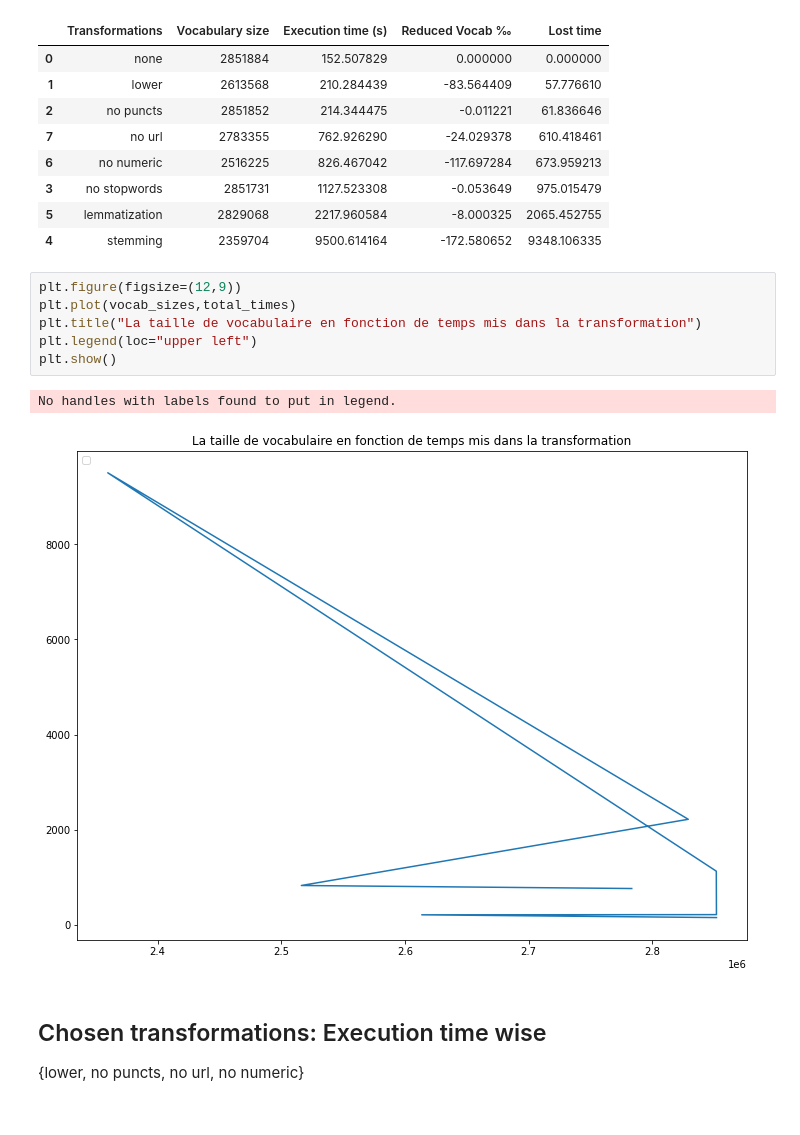
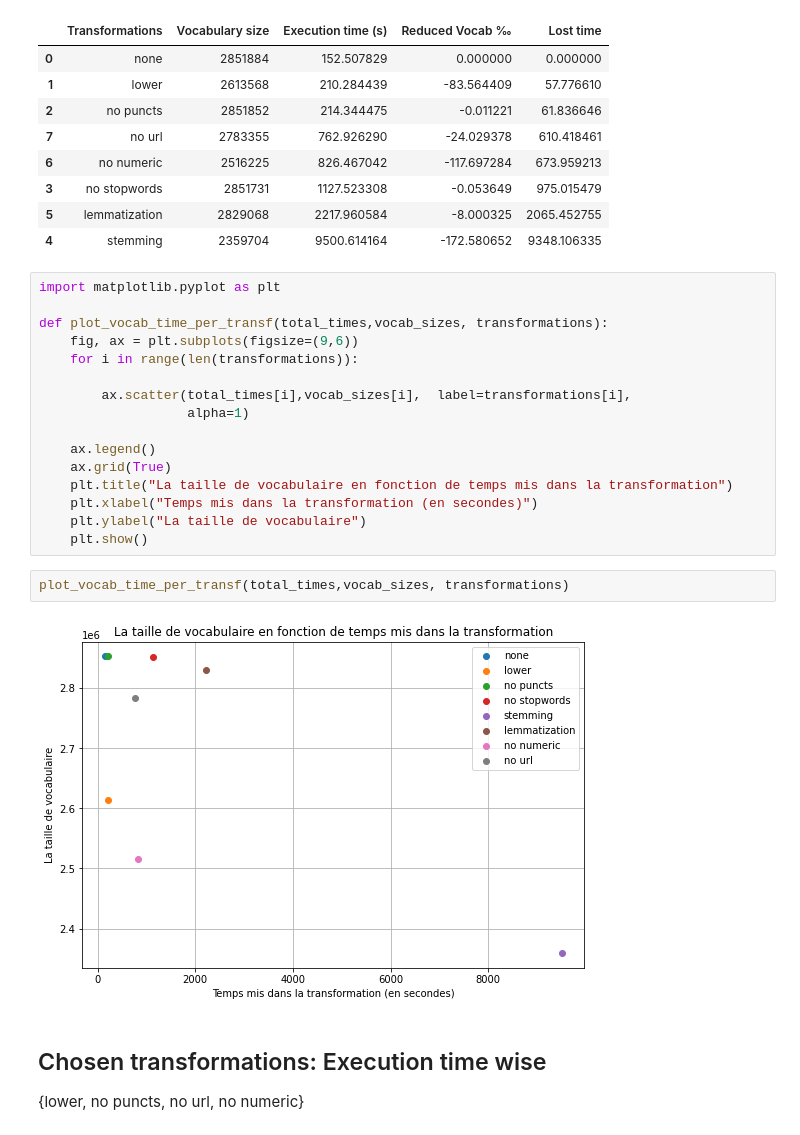
Before and after one commit to KacemKhaled/IFT6285-NLP, a Jupyter notebook: TP1/TP1.ipynb, the cells around one changed output. Cells and saved outputs as stored; diff of their text form.

```diff
--- a/TP1/TP1.ipynb
+++ b/TP1/TP1.ipynb
@@ -325,15 +288,26 @@ df_results.sort_values(by=['Execution time (s)'])
 | 3 | no stopwords | 2851731 | 1127.523308 | -0.053649 | 975.015479 |
 | 5 | lemmatization | 2829068 | 2217.960584 | -8.000325 | 2065.452755 |
 | 4 | stemming | 2359704 | 9500.614164 | -172.580652 | 9348.106335 |
-# %%
-plt.figure(figsize=(12,9))
-plt.plot(vocab_sizes,total_times)
-plt.title("La taille de vocabulaire en fonction de temps mis dans la transformation")
-plt.legend(loc="upper left")
-plt.show()
-# %% [output]
-No handles with labels found to put in legend.
-[figure, removed]
+# %%
+import matplotlib.pyplot as plt
+
+def plot_vocab_time_per_transf(total_times,vocab_sizes, transformations):
+    fig, ax = plt.subplots(figsize=(9,6))
+    for i in range(len(transformations)):
+
+        ax.scatter(total_times[i],vocab_sizes[i],  label=transformations[i],
+                   alpha=1)
+
+    ax.legend()
+    ax.grid(True)
+    plt.title("La taille de vocabulaire en fonction de temps mis dans la transformation")
+    plt.xlabel("Temps mis dans la transformation (en secondes)")
+    plt.ylabel("La taille de vocabulaire")
+    plt.show()
+# %%
+plot_vocab_time_per_transf(total_times,vocab_sizes, transformations)
+# %% [output]
+[figure, added]
 # %% [markdown]
 ## Chosen transformations: Execution time wise
 {lower, no puncts, no url, no numeric}
```
Also changed, not shown: parts of 18 cells of this notebook.
